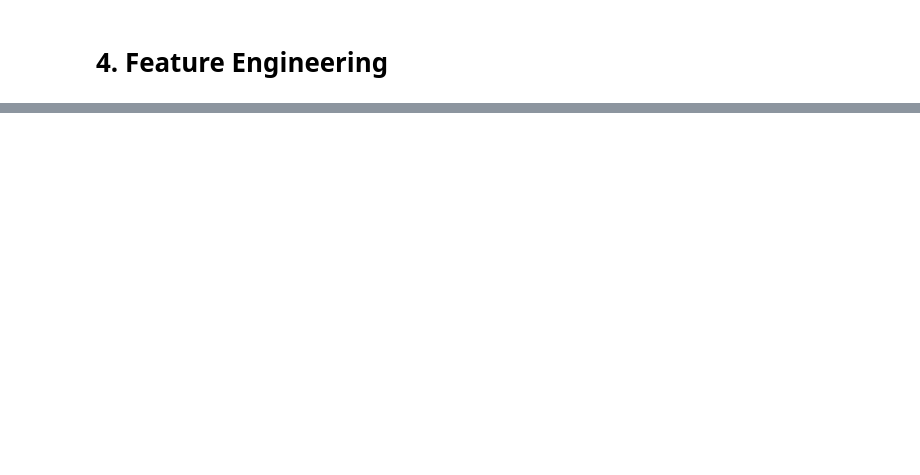
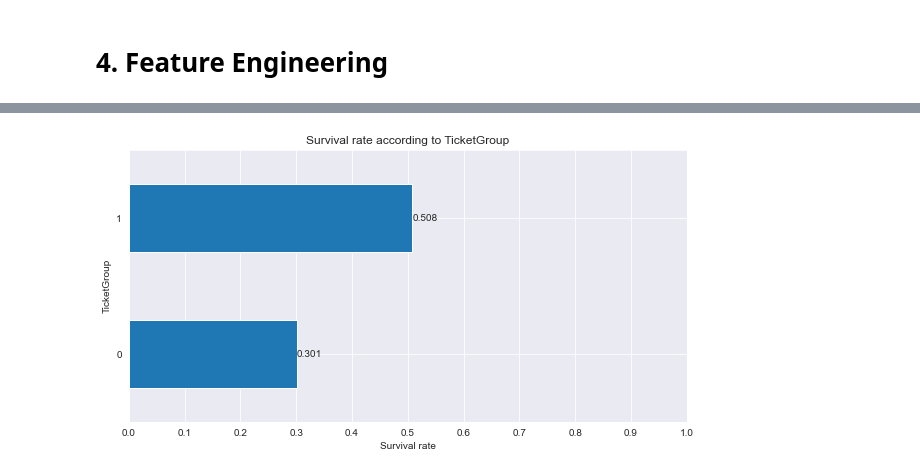
Before and after one commit to Niv-Moshe/Titanic, a Jupyter notebook: eda.ipynb, the cells around one changed output, grey strips where cells are left out. Saved outputs shown, nothing was run; the diff lists cells and outputs as text; code cells hidden in the pictures; blank space fills up the shorter version.

```diff
--- a/eda.ipynb
+++ b/eda.ipynb
@@ -1205,0 +1278,4 @@ All data on Age was imputed properly: True
+# %%
+survival_rate_per_category_plot(titanic, feature='TicketGroup')
+# %% [output]
+[figure, added]
```
Also changed, not shown: parts of 68 cells of this notebook.
